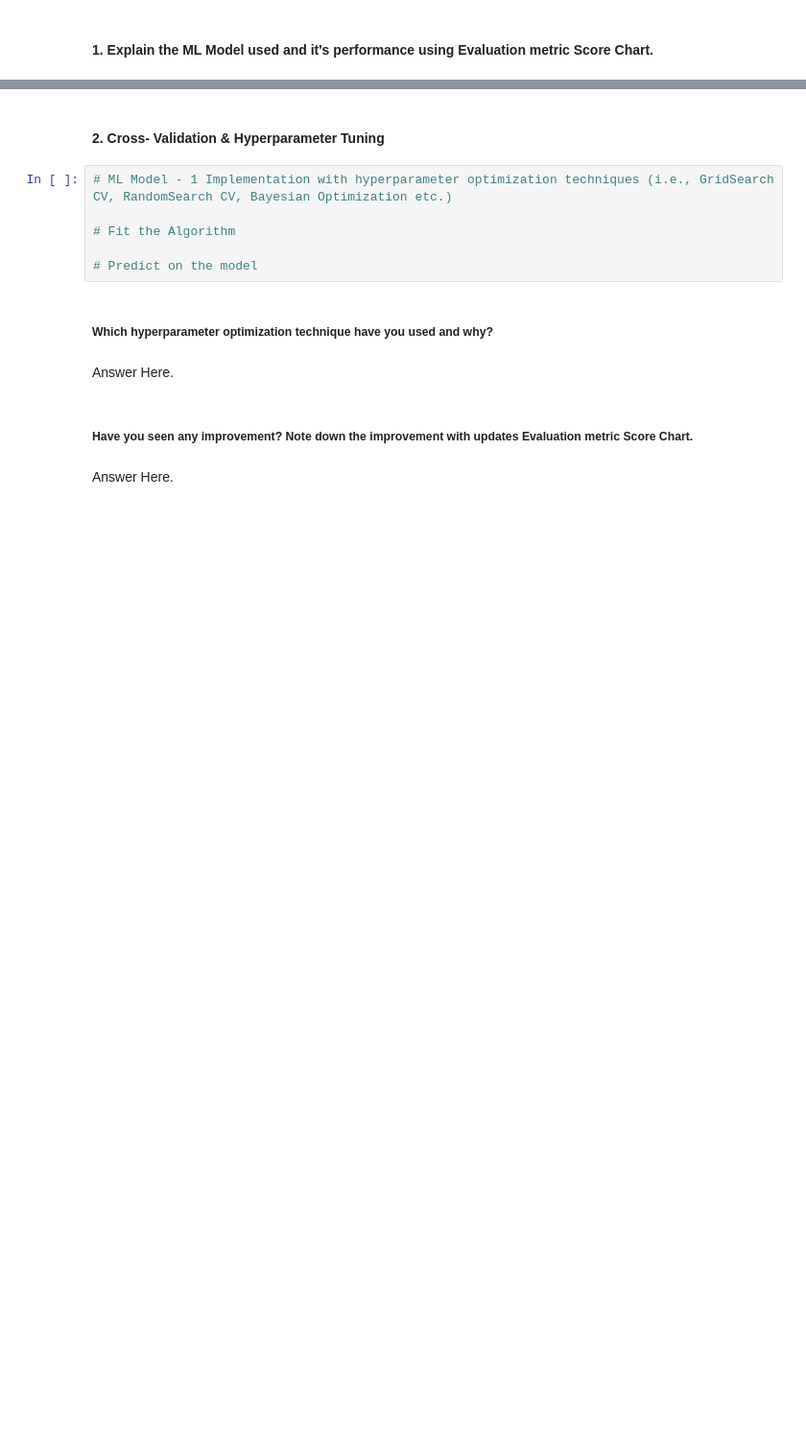
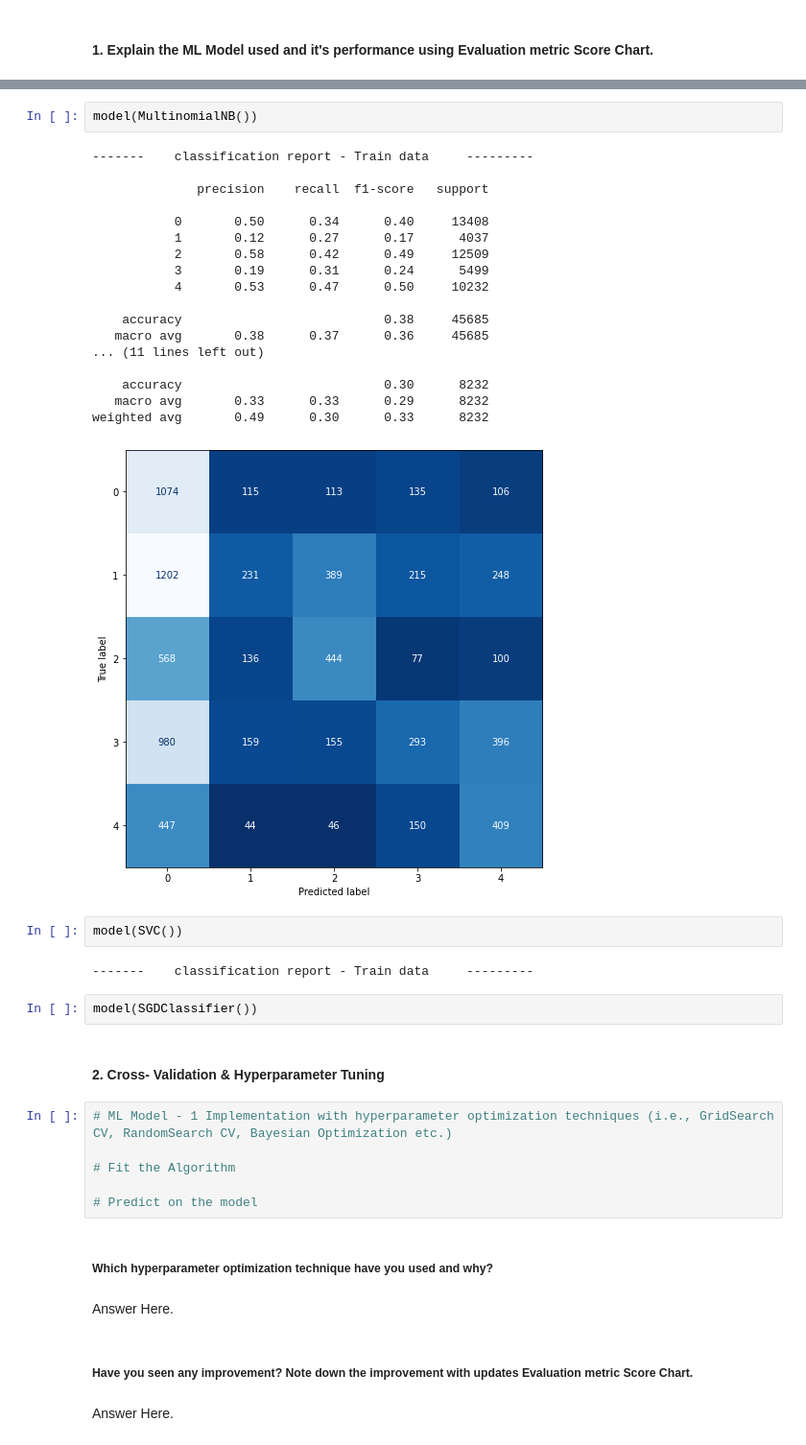
Before and after one commit to srkpriyanka95/Corona-Tweet-Sentiment-Analysis, a Jupyter notebook: Corona_virus_tweet_Sentiment_Analysis.ipynb, the cells around one changed output, grey strips where cells are left out. Shown at 96% size. Drawn from its saved outputs; the diff is of its cells as text; blank space fills up the shorter version.

```diff
--- a/Corona_virus_tweet_Sentiment_Analysis.ipynb
+++ b/Corona_virus_tweet_Sentiment_Analysis.ipynb
@@ -1101,3 +968,30 @@ Answer Here.
+# %%
+model(MultinomialNB())
+# %% [output]
+-------    classification report - Train data     ---------
+
+              precision    recall  f1-score   support
+
+           0       0.50      0.34      0.40     13408
+           1       0.12      0.27      0.17      4037
+           2       0.58      0.42      0.49     12509
+           3       0.19      0.31      0.24      5499
+           4       0.53      0.47      0.50     10232
+
+    accuracy                           0.38     45685
+   macro avg       0.38      0.37      0.36     45685
+... (11 lines left out)
+
+    accuracy                           0.30      8232
+   macro avg       0.33      0.33      0.29      8232
+weighted avg       0.49      0.30      0.33      8232
+[figure, added]
+# %%
+model(SVC())
+# %% [output]
+-------    classification report - Train data     ---------
+# %%
+model(SGDClassifier())
 # %% [markdown]
 #### 2. Cross- Validation & Hyperparameter Tuning
 # %%
```
Also changed, not shown: parts of 92 cells of this notebook.
